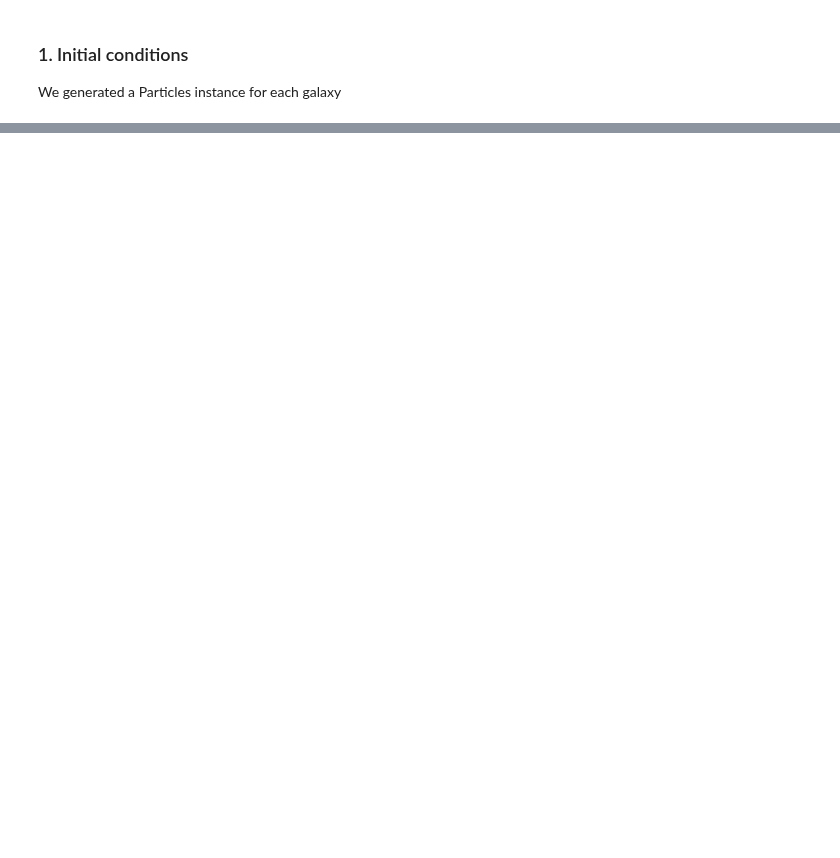
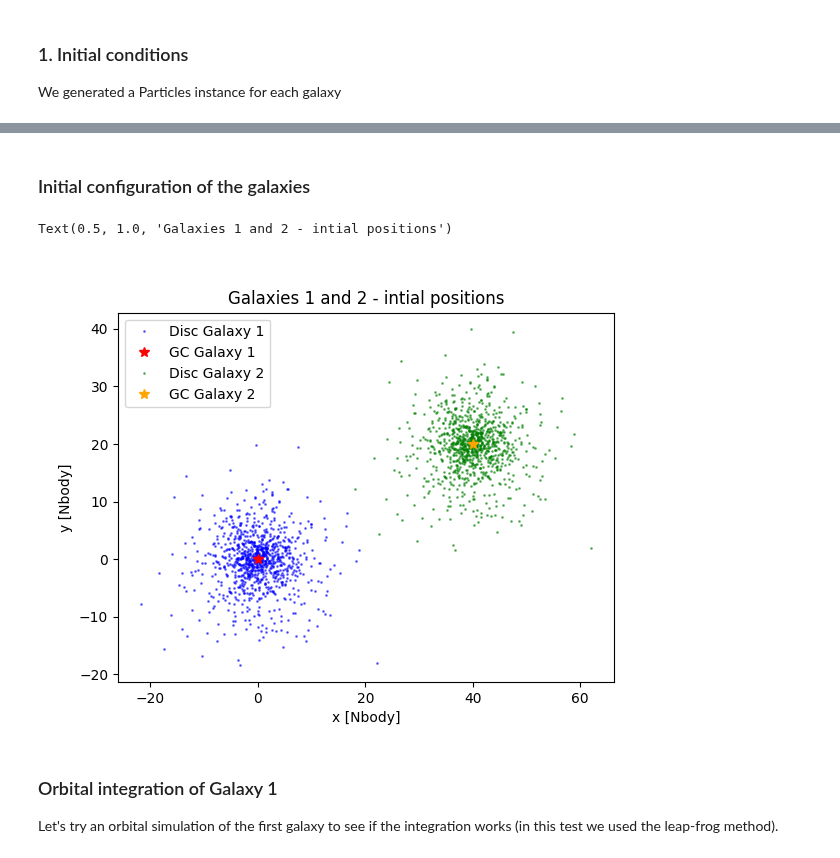
Before and after one commit to giadaaggio/compastro_23, a Jupyter notebook: GAMALOS/gamalos_giada.ipynb, the cells around one changed output, grey strips where cells are left out. Drawn from its saved outputs; the diff is of its cells as text; code cells hidden in the pictures; blank space fills up the shorter version.

```diff
--- a/GAMALOS/gamalos_giada.ipynb
+++ b/GAMALOS/gamalos_giada.ipynb
@@ -38,6 +38,11 @@ import time
 # %% [markdown]
 We can import the data of one galaxy at first. The units are still Nbody units.
 # %%
-df = pd.read_csv("data_cvs/Nbody_disc.csv")
-print(df)
+df_0 = pd.read_csv("data_cvs/Nbody_disc.csv")
+
+# slice dataframe
+num_particles = 1e3
+df = df_0.iloc[:int(num_particles)]
+
+df.head(10)
 # %% [output]
@@ -64,4 +66,9 @@ We generated a Particles instance for each galaxy
 masses = df[['mass']]
 positions = df[['x', 'y', 'z']]
 velocities = df[['vx', 'vy', 'vz']]
-Galaxy1 = Particles(positions.values, velocities.values, masses.values)
+
+# reshape mass array as 1D array
+masses = masses.values.reshape(-1)
+
+Galaxy1 = Particles(positions.values, velocities.values, masses)
+print(Galaxy1.pos.shape)
@@ -86,4 +85,4 @@ vel_translation = np.array((-0.2, 0., 0.))
 
 positions_gal_2 = positions.values + pos_translation
 velocities_gal_2 = velocities.values + vel_translation
-Galaxy2 = Particles(positions_gal_2, velocities_gal_2, masses.values)
+Galaxy2 = Particles(positions_gal_2, velocities_gal_2, masses)
@@ -151,0 +156,20 @@ plt.show()
+# %% [markdown]
+### Initial configuration of the galaxies
+# %%
+plt.figure()
+plt.plot(Galaxy1.pos[1:,0], Galaxy1.pos[1:,1], 'o', markersize=1, c='b', label='Disc Galaxy 1', alpha=0.5)
+plt.plot(Galaxy1.pos[0,0], Galaxy1.pos[0,1], '*', markersize=7, c='r', label='GC Galaxy 1')
+
+plt.plot(Galaxy2.pos[1:,0], Galaxy2.pos[1:,1], 'o', markersize=1, c='g', label='Disc Galaxy 2', alpha=0.5)
+plt.plot(Galaxy2.pos[0,0], Galaxy2.pos[0,1], '*', markersize=7, c='orange', label='GC Galaxy 2')
+plt.legend()
+
+plt.xlabel('x [Nbody]')
+plt.ylabel('y [Nbody]')
+plt.title('Galaxies 1 and 2 - intial positions')
+# %% [output]
+Text(0.5, 1.0, 'Galaxies 1 and 2 - intial positions')
+[figure, added]
+# %% [markdown]
+### Orbital integration of Galaxy 1
+Let's try an orbital simulation of the first galaxy to see if the integration works (in this test we used the leap-frog method).
```
Also changed, not shown: parts of 19 cells of this notebook, 1 other file.
